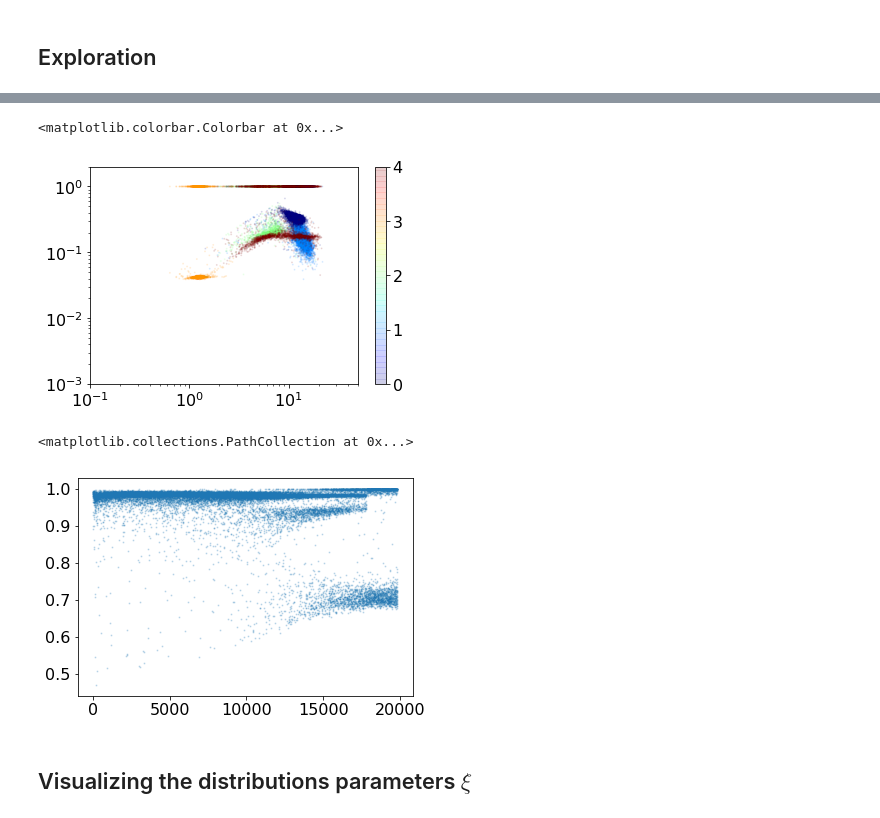
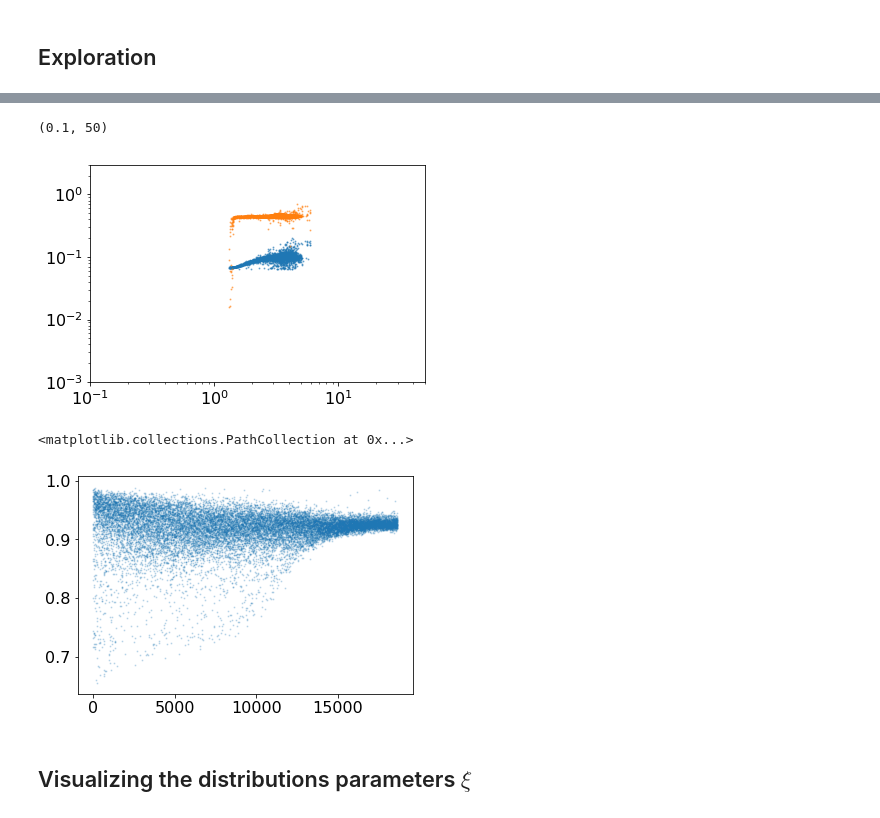
Before and after one commit to broadinstitute/CellBender, a Jupyter notebook: proto/chimera/notebooks/dtm_exploration.ipynb, the cells around one changed output, grey strips where cells are left out. Drawn from its saved outputs; the diff is of its cells as text; code cells hidden in the pictures.

```diff
--- a/proto/chimera/notebooks/dtm_exploration.ipynb
+++ b/proto/chimera/notebooks/dtm_exploration.ipynb
@@ -265,0 +411,8 @@ except:
+# %%
+pyro.clear_param_store()
+
+hvg_selector = HighlyVariableGenesSelector(
+    sc_fingerprint_dtm=sc_fingerprint_dtm,
+    init_params_dict=init_params_dict,
+    device=device,
+    dtype=dtype)
@@ -265,0 +442,2 @@ except:
+# %%
+sc_fingerprint_dtm.set_highly_variable_gene_indices(hvg_selector.highly_variable_gene_indices)
@@ -357,0 +485,12 @@ vsgp_gene_expression_prior.plot_beta(plt)
+# %%
+pyro.clear_param_store()
+
+feature_based_gene_expression_model = FeatureBasedGeneExpressionModel(
+    sc_fingerprint_dtm=sc_fingerprint_dtm,
+    init_features_ard_scale=10.0,
+    phi_scale=1e-2,
+    activation=torch.nn.Softplus(),
+    enable_phi_prior=False,
+    hidden_dims=[],
+    device=device,
+    dtype=dtype)
@@ -763,22 +1052,21 @@ plt.scatter(
 # %%
 with torch.no_grad():
-    fsd_params_dict = fsd_codec.decode(pyro.param("fsd_xi_posterior_loc_gq"))
-    dist_lo, dist_hi = fsd_codec.get_fsd_components(fsd_params_dict, downsampling_rate_tensor=None)
+    fsd_params_dict = fsd_model.decode(fsd_model.fsd_xi_posterior_loc_gq)
+    dist_lo, dist_hi = fsd_model.get_fsd_components(fsd_params_dict)
     mu_lo = dist_lo.mean.cpu().numpy()
     mu_hi = dist_hi.mean.cpu().numpy()
     phi_lo = fsd_params_dict['phi_lo'].squeeze(-1).cpu().numpy()
 
-assignments = torch.argmin(
-    (fsd_codec.get_sorted_fsd_xi(pyro.param("fsd_xi_posterior_loc_gq")).unsqueeze(-1)
-     - fsd_codec.get_sorted_fsd_xi(pyro.param("fsd_xi_prior_locs_kq")).permute(-1, -2)).pow(2).sum(1), dim=-1).detach().cpu().numpy()
+# assignments = torch.argmin(
+#     (fsd_codec.get_sorted_fsd_xi(pyro.param("fsd_xi_posterior_loc_gq")).unsqueeze(-1)
+#      - fsd_codec.get_sorted_fsd_xi(pyro.param("fsd_xi_prior_locs_kq")).permute(-1, -2)).pow(2).sum(1), dim=-1).detach().cpu().numpy()
 
-plt.scatter(mu_hi.squeeze(), mu_lo.squeeze(), s=1, alpha=0.1, c=assignments, cmap=plt.cm.jet)
-plt.scatter(mu_hi.squeeze(), phi_lo.squeeze(), s=1, alpha=0.1, c=assignments, cmap=plt.cm.jet)
+plt.scatter(mu_hi.squeeze(), mu_lo.squeeze(), s=1, alpha=0.5)
+plt.scatter(mu_hi.squeeze(), phi_lo.squeeze(), s=1, alpha=0.5)
 plt.yscale('log')
 plt.xscale('log')
-plt.ylim((1e-3, 2.))
+plt.ylim((1e-3, 3.))
 plt.xlim((0.1, 50))
-plt.colorbar()
 # %% [output]
-<matplotlib.colorbar.Colorbar at 0x...>
+(0.1, 50)
-[figure, old version]
+[figure, new version]
@@ -793,12 +1140,12 @@ plt.colorbar()
 from pyro_extras import get_log_prob_compl
 
 with torch.no_grad():
-    xi_posterior = fsd_codec.get_sorted_fsd_xi(pyro.param("fsd_xi_posterior_loc_gq"))
+    xi_posterior = fsd_model.get_sorted_fsd_xi(fsd_model.fsd_xi_posterior_loc_gq)
     zero = torch.tensor(0, device=device, dtype=dtype)
-    fsd_params_dict = fsd_codec.decode(xi_posterior)
+    fsd_params_dict = fsd_model.decode(xi_posterior)
 
     # get chimeric and real family size distributions
-    fsd_lo_dist, fsd_hi_dist = fsd_codec.get_fsd_components(fsd_params_dict)
+    fsd_lo_dist, fsd_hi_dist = fsd_model.get_fsd_components(fsd_params_dict)
 
     # extract required quantities from the distributions
     mu_fsd_lo_g = fsd_lo_dist.mean.squeeze(-1)
@@ -813,7 +1160,7 @@ with torch.no_grad():
 plt.scatter(np.arange(sc_fingerprint_dtm.n_genes), p_obs_hi_g.cpu().numpy(), alpha=0.2, s=1)
 # %% [output]
 <matplotlib.collections.PathCollection at 0x...>
-[figure, old version]
+[figure, new version]
 # %% [markdown]
 ## Visualizing the distributions parameters $\xi$
 # %%
```
Also changed, not shown: parts of 86 cells of this notebook, 16 other files.
